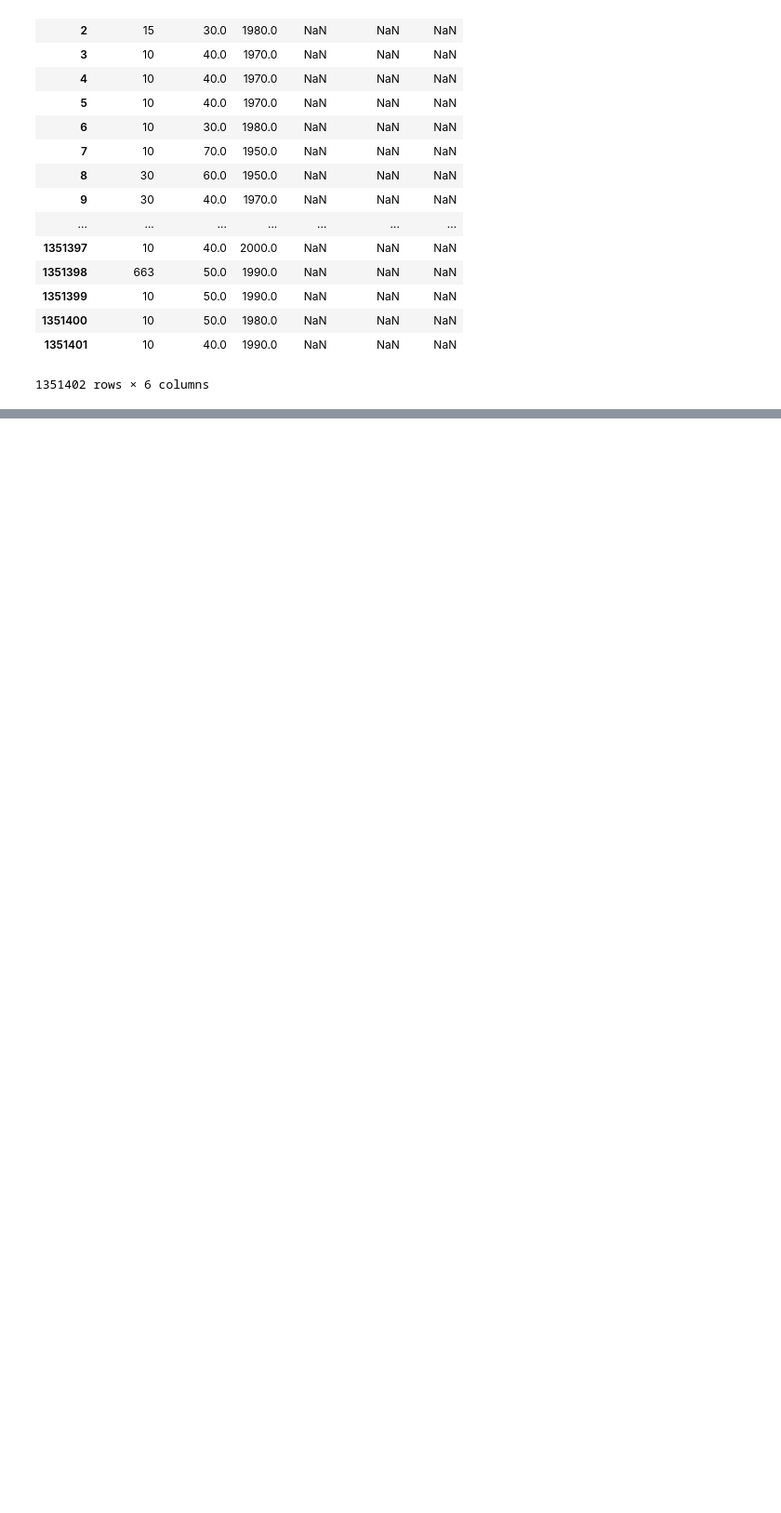
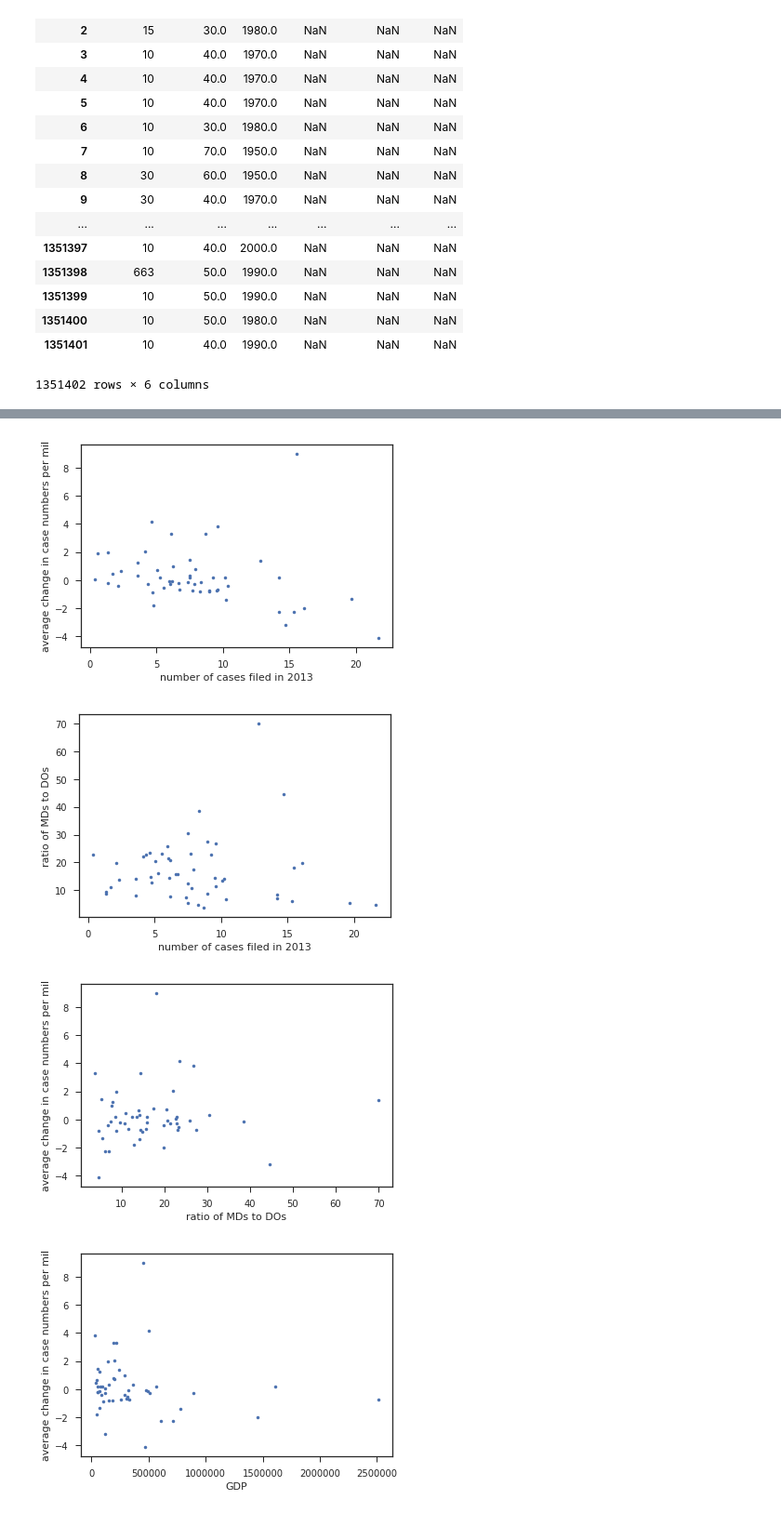
Before and after one commit to dmeral/DSI_projectproposal, a Jupyter notebook: Project_Proposal_FINAL.ipynb, the cells around one changed output, grey strips where cells are left out. Shown at 93% size. Saved outputs shown, nothing was run; the diff lists cells and outputs as text; code cells hidden in the pictures; blank space fills up the shorter version.

```diff
--- a/Project_Proposal_FINAL.ipynb
+++ b/Project_Proposal_FINAL.ipynb
@@ -968,0 +1443,13 @@ data[["LICNFELD","PRACTAGE","GRAD","PTAGE","PTGENDER","PTTYPE"]]
+# %%
+GDP_2013 = []
+
+
+for state in common_states:
+    try:
+        print state
+        value = float(gdp[gdp['state_abb']== state]['2015'])
+        print value
+        GDP_2013.append(value)
+    except:
+        GDP_2013.append(np.nan)
+print GDP_2013
@@ -968,0 +1474,35 @@ data[["LICNFELD","PRACTAGE","GRAD","PTAGE","PTGENDER","PTTYPE"]]
+# %%
+plt.plot(counts,slopes,marker='.',linewidth=0) #, color=plot_colors)
+plt.xlabel('number of cases filed in 2013')
+plt.ylabel('average change in case numbers per mil')
+plt.show()
+
+plt.plot(counts,ratios,marker='.',linewidth=0)
+plt.xlabel('number of cases filed in 2013')
+plt.ylabel('ratio of MDs to DOs')
+plt.show()
+
+plt.plot(ratios,slopes,marker='.',linewidth=0)
+plt.xlabel('ratio of MDs to DOs')
+plt.ylabel('average change in case numbers per mil')
+plt.show()
+
+plt.plot(GDP_2013,slopes,marker='.',linewidth=0)
+plt.xlabel('GDP')
+plt.ylabel('average change in case numbers per mil')
+plt.show()
+
+plt.plot(GDP_2013,counts,marker='.',linewidth=0)
+plt.xlabel('GDP')
+plt.ylabel('number of cases filed in 2013')
+plt.show()
+
+plt.plot(GDP_2013,ratios,marker='.',linewidth=0)
+plt.xlabel('GDP')
+plt.ylabel('ratio of MDs to DOs')
+plt.show()
+# %% [output]
+[figure, added]
+[figure, added]
+[figure, added]
+[figure, added]
```
Also changed, not shown: parts of 54 cells of this notebook.
